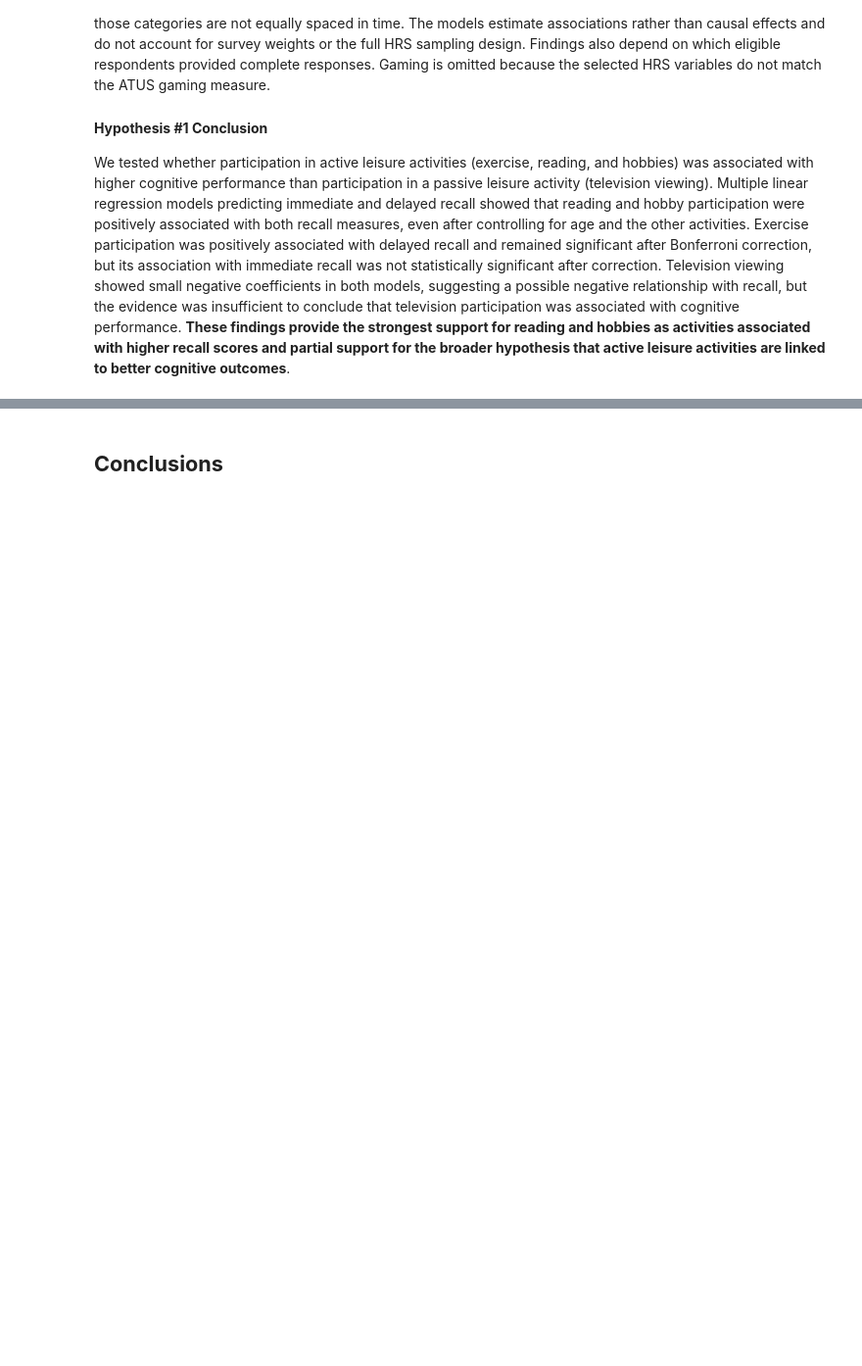
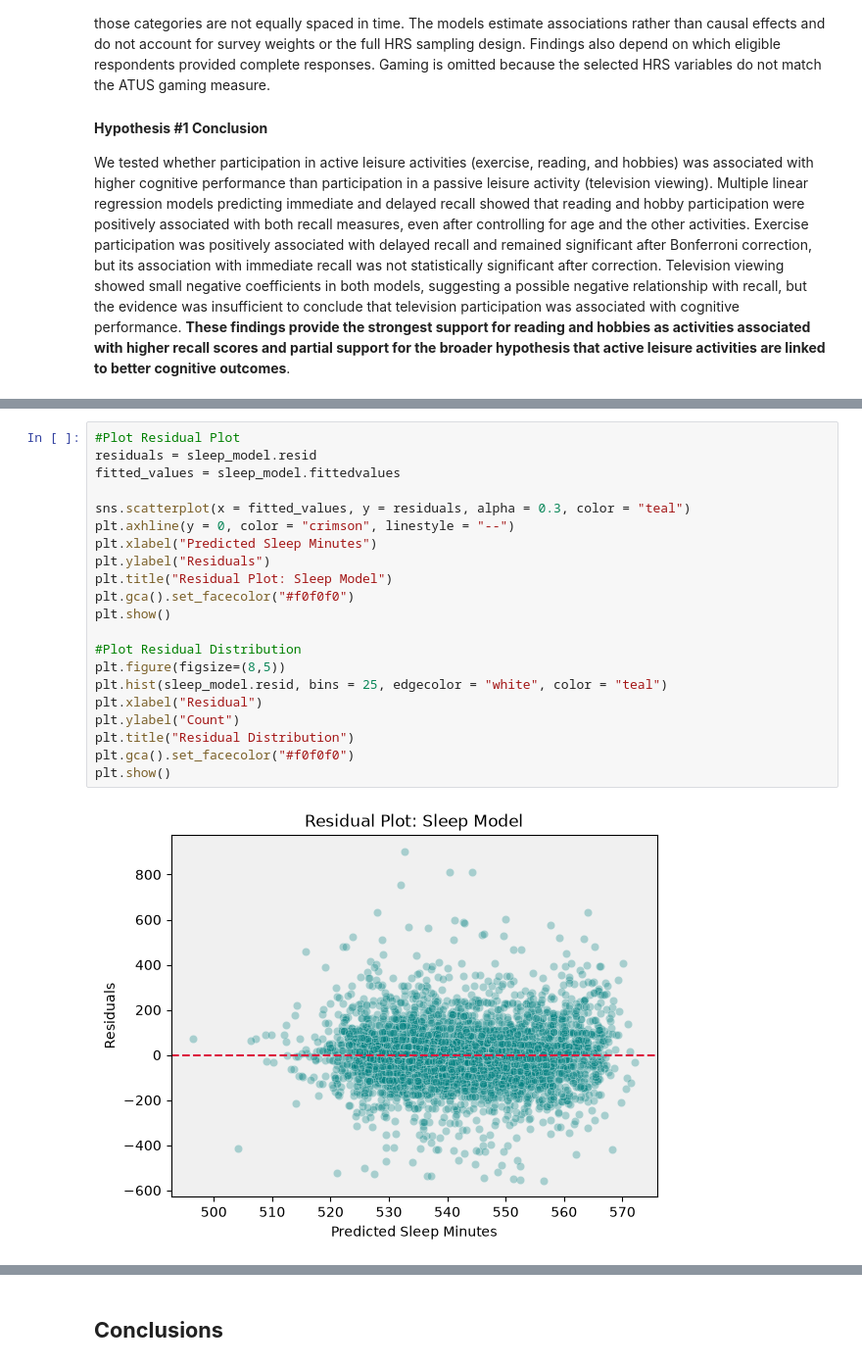
Before and after one commit to rem388/DataSciProject, a Jupyter notebook: Phase4.ipynb, the cells around one changed output, grey strips where cells are left out. Shown at 98% size. Drawn from its saved outputs; the diff is of its cells as text; blank space fills up the shorter version.

```diff
--- a/Phase4.ipynb
+++ b/Phase4.ipynb
@@ -468,0 +593,23 @@ We tested whether participation in active leisure activities (exercise, reading,
+# %%
+#Plot Residual Plot
+residuals = sleep_model.resid
+fitted_values = sleep_model.fittedvalues
+
+sns.scatterplot(x = fitted_values, y = residuals, alpha = 0.3, color = "teal")
+plt.axhline(y = 0, color = "crimson", linestyle = "--")
+plt.xlabel("Predicted Sleep Minutes")
+plt.ylabel("Residuals")
+plt.title("Residual Plot: Sleep Model")
+plt.gca().set_facecolor("#f0f0f0")
+plt.show()
+
+#Plot Residual Distribution
+plt.figure(figsize=(8,5))
+plt.hist(sleep_model.resid, bins = 25, edgecolor = "white", color = "teal")
+plt.xlabel("Residual")
+plt.ylabel("Count")
+plt.title("Residual Distribution")
+plt.gca().set_facecolor("#f0f0f0")
+plt.show()
+# %% [output]
+[figure, added]
```
Also changed, not shown: parts of 17 cells of this notebook, 7 other files.
